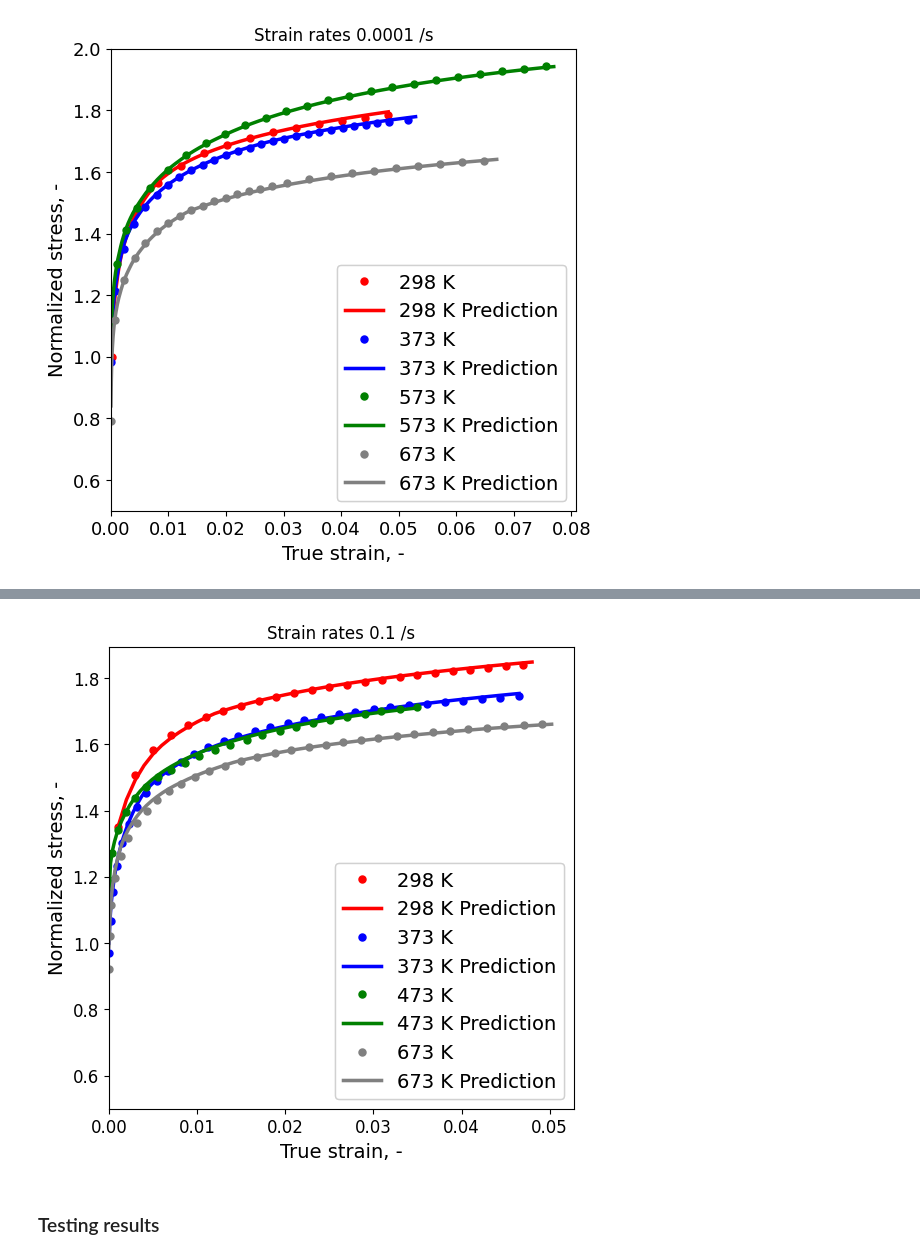
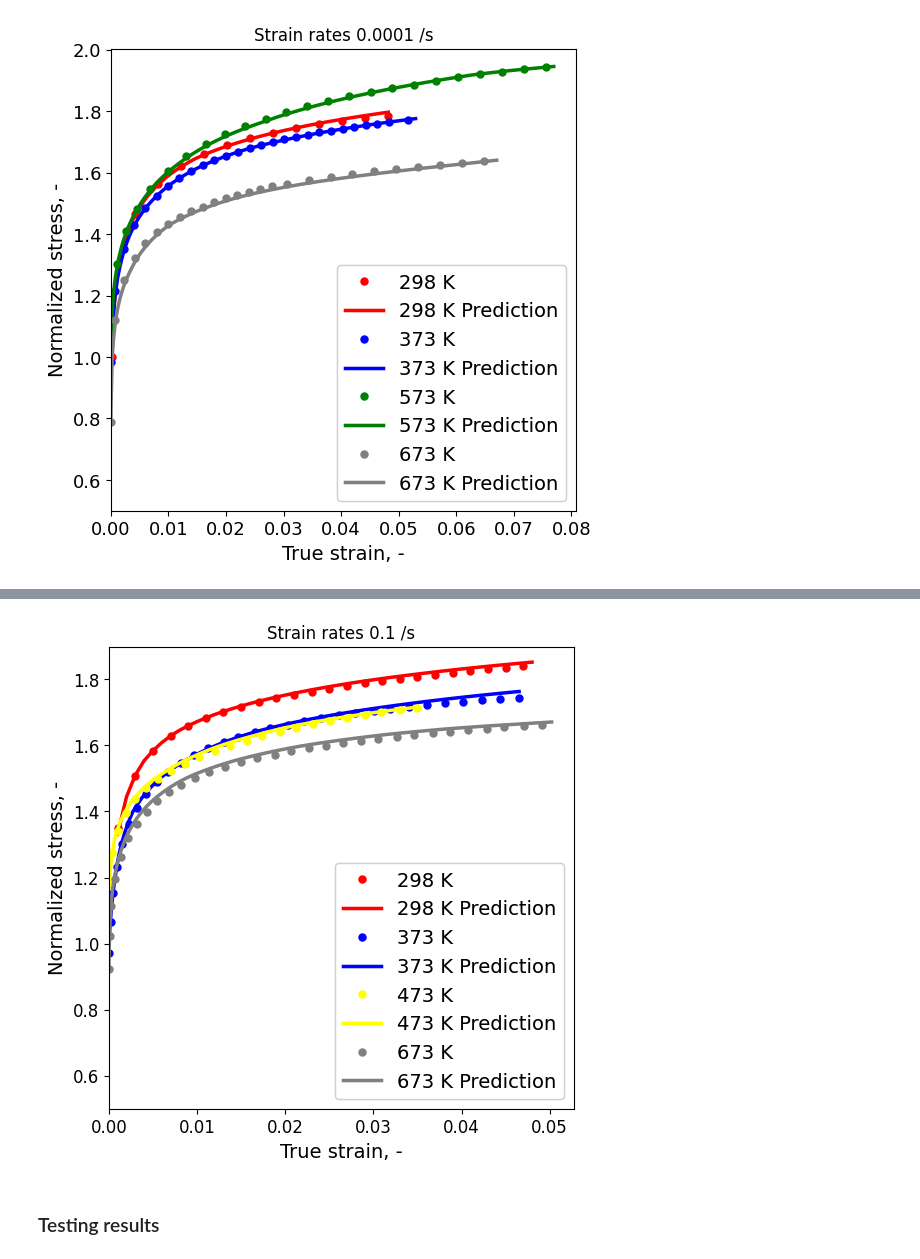
Before and after one commit to meiannnnn/coe-final-project, a Jupyter notebook: machine learning/lstm_final_with_ref.ipynb, the cells around one changed output, grey strips where cells are left out. Drawn from its saved outputs; the diff is of its cells as text; code cells hidden in the pictures.

```diff
--- a/machine learning/lstm_final_with_ref.ipynb
+++ b/machine learning/lstm_final_with_ref.ipynb
@@ -455,6 +453,7 @@ def sLSTMmodel(input_shape, nNeurons_1=150, nNeurons_2=370, nNeurons_3=370, out_
     model.compile(loss='mean_squared_error', optimizer='adam')
     return model
 # %%
+'''
 # Hyperparameter tuning
 # Keep runLSTM as True if you want to perform the hyperparameter tuning
 runLSTM = False
@@ -468,7 +467,7 @@ param_dist = {
 
 X_train_lstm = np.reshape(X_train, (X_train.shape[0], 1, X_train.shape[1]))
 if runLSTM:
-    slstm = KerasRegressor(model=sLSTMmodel, input_shape=X_train_lstm.shape[1:], epochs=75, batch_size=64, verbose=0)
+    slstm = KerasRegressor(model=sLSTMmodel, input_shape=X_train_lstm.shape[1:], epochs=50, batch_size=32, verbose=0)
     random_search_slstm = RandomizedSearchCV(estimator=slstm, param_distributions=param_dist, scoring='r2')
     start = time.time()
     random_search_slstm.fit(X_train_lstm, y_train)
@@ -479,3 +478,4 @@ if runLSTM:
 
 # This will output the 3 best models along with the time taken to complete the hyperparameter tuning.
 # It is best to run this using GPUs on CSC.
+'''
@@ -488,7 +490,7 @@ if runLSTM:
     best_slstm = random_search_slstm.best_estimator_
 else:
     best_slstm_param =  {'nNeurons_3': 370, 'nNeurons_2': 370, 'nNeurons_1': 150}
-    best_slstm = KerasRegressor(model=sLSTMmodel, input_shape=X_train_lstm.shape[1:], epochs=75, batch_size=64,  verbose=0)
+    best_slstm = KerasRegressor(model=sLSTMmodel, input_shape=X_train_lstm.shape[1:], epochs=50, batch_size=32,  verbose=0)
 start = time.time()
 best_slstm.fit(X_train_lstm, y_train)
 elapsed_slstm_test = (time.time() - start)
@@ -621,33 +626,33 @@ plt.savefig('FC_Train_0.01.png')
 # %%
 plt.figure(figsize=(6,6))
 
 plt.plot(flows['e1']['Strain'][::2], flows['e1']['Stress'][::2] / reference, '.', label='298 K', color='red', alpha=1.0, markersize=10)
 plt.plot(flows['e1']['Strain'], slstm_train_pred_stress['e1'] / reference, label='298 K Prediction', color='red', alpha=1.0, linewidth=2.5)
 
 plt.plot(flows['e1_373K']['Strain'][::2], flows['e1_373K']['Stress'][::2] / reference, '.', label='373 K', color='blue', alpha=1.0, markersize=10)
 plt.plot(flows['e1_373K']['Strain'], slstm_train_pred_stress['e1_373K'] / reference, label='373 K Prediction', color='blue', alpha=1.0, linewidth=2.5)
 
-plt.plot(flows['e1_473K']['Strain'][::2], flows['e1_473K']['Stress'][::2] / reference, '.', label='473 K', color='green', alpha=1.0, markersize=10)
-plt.plot(flows['e1_473K']['Strain'], slstm_train_pred_stress['e1_473K'] / reference, label='473 K Prediction', color='green', alpha=1.0, linewidth=2.5)
+plt.plot(flows['e1_473K']['Strain'][::2], flows['e1_473K']['Stress'][::2] / reference, '.', label='473 K', color='yellow', alpha=1.0, markersize=10)
+plt.plot(flows['e1_473K']['Strain'], slstm_train_pred_stress['e1_473K'] / reference, label='473 K Prediction', color='yellow', alpha=1.0, linewidth=2.5)
 
 #plt.plot(flows['e1_573K']['Strain'][::2], flows['e1_573K']['Stress'][::2] / reference, '.', label='573 K', color='green', alpha=1.0, markersize=10)
 #plt.plot(flows['e1_573K']['Strain'], slstm_train_pred_stress['e1_573K'] / reference, label='573 K Prediction', color='green', alpha=1.0, linewidth=2.5)
 
 plt.plot(flows['e1_673K']['Strain'][::2], flows['e1_673K']['Stress'][::2] / reference, '.', label='673 K', color='gray', alpha=1.0, markersize=10)
 plt.plot(flows['e1_673K']['Strain'], slstm_train_pred_stress['e1_673K'][:,] / reference, label='673 K Prediction', color='gray', alpha=1.0, linewidth=2.5)
 
 plt.gca().add_artist(plt.legend(loc=4,fontsize='14'))
 plt.xlabel('True strain, -', fontsize='14')    #Name x label
 plt.ylabel('Normalized stress, -', fontsize='14')    #Name y label
 
 plt.xticks(fontsize='12')
 plt.yticks(fontsize='12')
 plt.xlim(xmin = 0)
 plt.ylim(ymin = 0.5)
 plt.title('Strain rates 0.1 /s')
 plt.savefig('FC_Train_0.1.png')
 # %% [output]
-[figure, old version]
+[figure, new version]
 # %% [markdown]
 ### Testing results
 # %%
```
Also changed, not shown: parts of 13 cells of this notebook.
